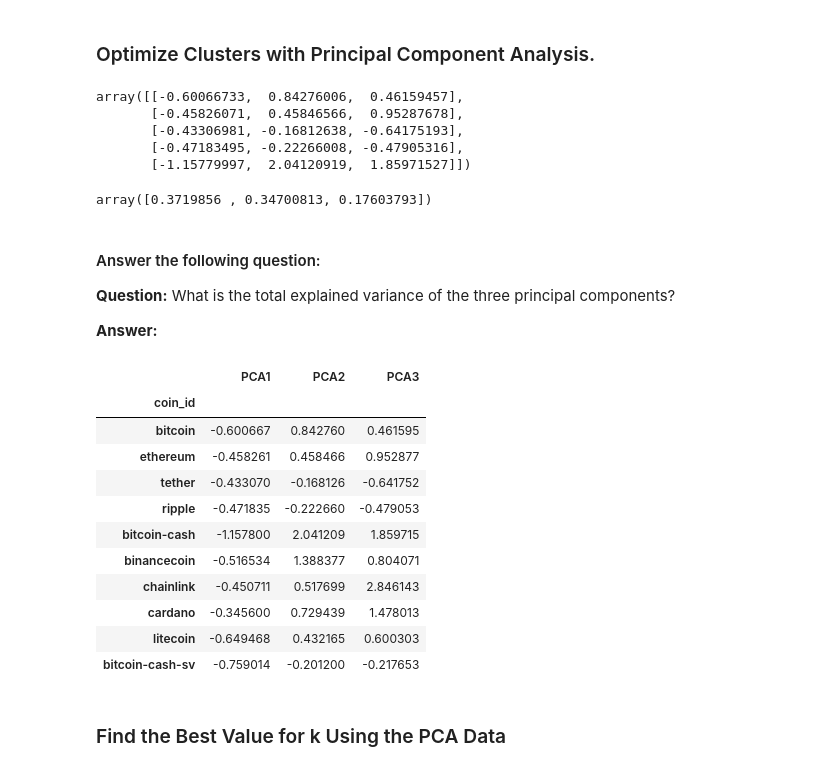
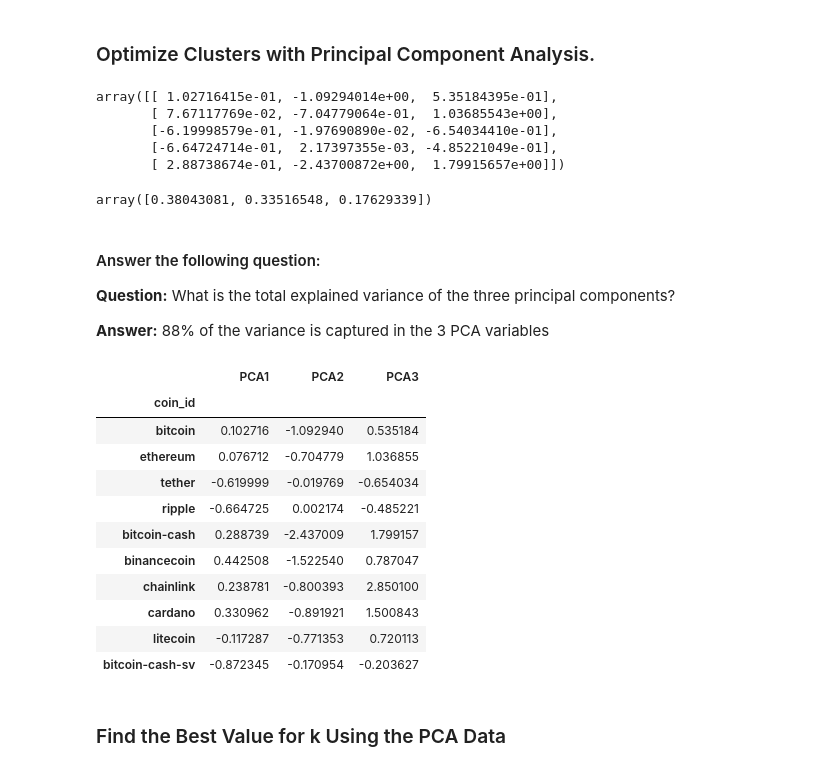
Before and after one commit to jebamania/CryptoClustering, a Jupyter notebook: Crypto_Clustering.ipynb, the cells around one changed output. Drawn from its saved outputs; the diff is of its cells as text; code cells hidden in the pictures.

```diff
--- a/Crypto_Clustering.ipynb
+++ b/Crypto_Clustering.ipynb
@@ -226,55 +229,61 @@ df_market_data_predict.plot.scatter(
 ### Optimize Clusters with Principal Component Analysis.
 # %%
 # Create a PCA model instance and set `n_components=3`.
-pca=PCA(n_components=2)
+pca=PCA(n_components=3)
 # %%
 # Use the PCA model with `fit_transform` on the original scaled DataFrame to reduce to three principal components.
-
+market_pca = pca.fit_transform(df_market_data_predict)
 
 # View the first five rows of the DataFrame.
+market_pca[:5]
 # %% [output]
-array([[-0.60066733,  0.84276006,  0.46159457],
-       [-0.45826071,  0.45846566,  0.95287678],
-       [-0.43306981, -0.16812638, -0.64175193],
-       [-0.47183495, -0.22266008, -0.47905316],
-       [-1.15779997,  2.04120919,  1.85971527]])
+array([[ 1.02716415e-01, -1.09294014e+00,  5.35184395e-01],
+       [ 7.67117769e-02, -7.04779064e-01,  1.03685543e+00],
+       [-6.19998579e-01, -1.97690890e-02, -6.54034410e-01],
+       [-6.64724714e-01,  2.17397355e-03, -4.85221049e-01],
+       [ 2.88738674e-01, -2.43700872e+00,  1.79915657e+00]])
 # %%
 # Retrieve the explained variance to determine how much information  can be attributed to each principal component.
+pca.explained_variance_ratio_
 # %% [output]
-array([0.3719856 , 0.34700813, 0.17603793])
+array([0.38043081, 0.33516548, 0.17629339])
 # %% [markdown]
 #### Answer the following question:
 
 **Question:** What is the total explained variance of the three principal components?
 
-**Answer:**
+**Answer:** 88% of the variance is captured in the 3 PCA variables
 # %%
 # Create a new DataFrame with the PCA data.
 # Note: The code for this step is provided for you
 
 # Creating a DataFrame with the PCA data
-
+df_market_pca = pd.DataFrame(
+    market_pca,
+    columns=["PCA1", "PCA2", "PCA3"]
+)
 
 # Copy the crypto names from the original data
-
+df_market_pca['coin_id'] = og_market_data_df.copy().index
 
 # Set the coinid column as index
-
+df_market_pca.set_index('coin_id', inplace=True)
 
 # Display sample data
+df_market_pca.head(10)
 # %% [output]
 |  | PCA1 | PCA2 | PCA3 |
 | coin_id |  |  |  |
-| bitcoin | -0.600667 | 0.842760 | 0.461595 |
-| ethereum | -0.458261 | 0.458466 | 0.952877 |
-| tether | -0.433070 | -0.168126 | -0.641752 |
-| ripple | -0.471835 | -0.222660 | -0.479053 |
-| bitcoin-cash | -1.157800 | 2.041209 | 1.859715 |
-| binancecoin | -0.516534 | 1.388377 | 0.804071 |
-| chainlink | -0.450711 | 0.517699 | 2.846143 |
-| cardano | -0.345600 | 0.729439 | 1.478013 |
-| litecoin | -0.649468 | 0.432165 | 0.600303 |
-| bitcoin-cash-sv | -0.759014 | -0.201200 | -0.217653 |
+| bitcoin | 0.102716 | -1.092940 | 0.535184 |
+| ethereum | 0.076712 | -0.704779 | 1.036855 |
+| tether | -0.619999 | -0.019769 | -0.654034 |
+| ripple | -0.664725 | 0.002174 | -0.485221 |
+| bitcoin-cash | 0.288739 | -2.437009 | 1.799157 |
+| binancecoin | 0.442508 | -1.522540 | 0.787047 |
+| chainlink | 0.238781 | -0.800393 | 2.850100 |
+| cardano | 0.330962 | -0.891921 | 1.500843 |
+| litecoin | -0.117287 | -0.771353 | 0.720113 |
+| bitcoin-cash-sv | -0.872345 | -0.170954 | -0.203627 |
 # %% [markdown]
 ### Find the Best Value for k Using the PCA Data
 # %%
```
Also changed, not shown: parts of 2 cells of this notebook.
